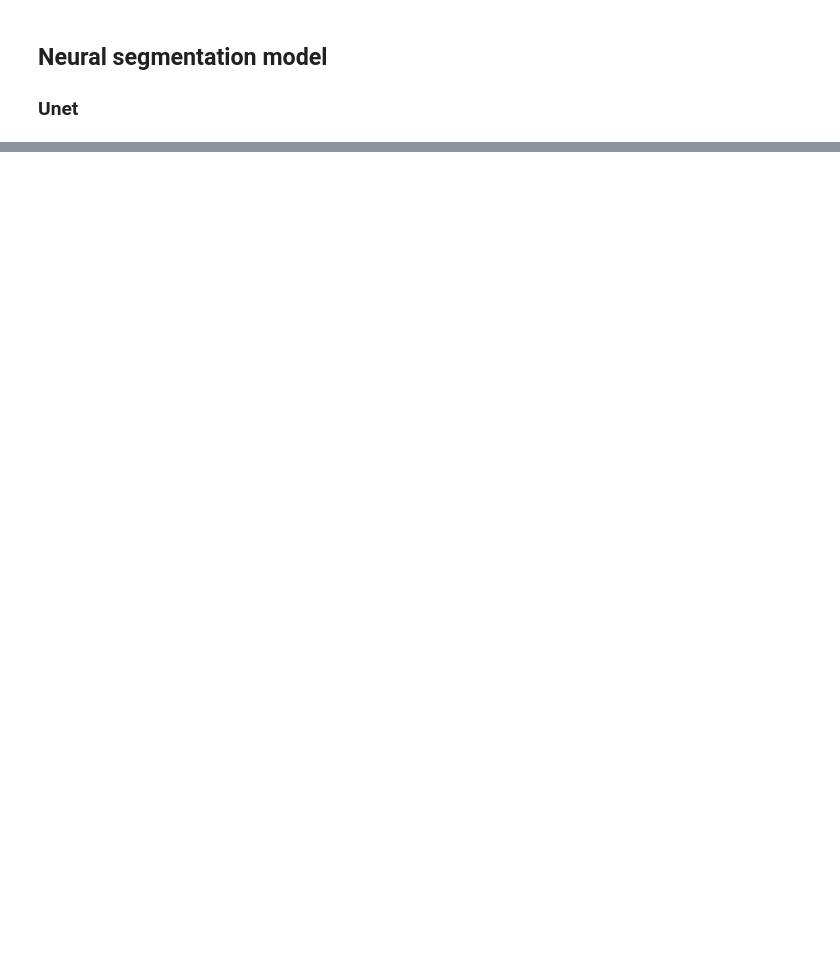
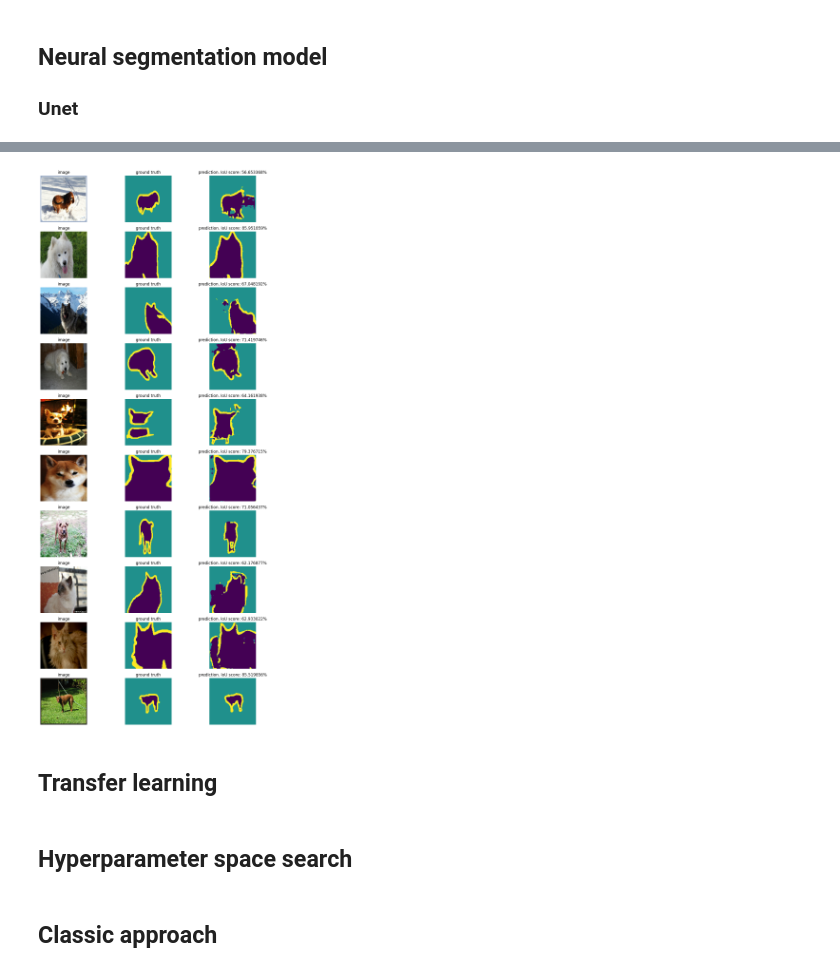
Before and after one commit to mhawryluk/pets-image-segmentation, a Jupyter notebook: segmentation.ipynb, the cells around one changed output, grey strips where cells are left out. Saved outputs shown, nothing was run; the diff lists cells and outputs as text; code cells hidden in the pictures; blank space fills up the shorter version.

```diff
--- a/segmentation.ipynb
+++ b/segmentation.ipynb
@@ -141,15 +202,21 @@ NameError: name 'model' is not defined
 # %%
 fig, ax = plt.subplots(10, 3, figsize=(13, 30))
 
-for i, (x, y) in enumerate(ds_test.take(10)):
+for i, (x, y) in enumerate(ds_test.skip(10).take(10)):
   y_pred = get_mask(model.predict(tf.expand_dims(x, axis=0)))
+  score = keras.metrics.IoU(3, target_class_ids=list(range(3)))(y_pred, y)
 
   ax[i][0].axis('off')
   ax[i][1].axis('off')
   ax[i][2].axis('off')
+
+  ax[i][0].set_title('image')
+  ax[i][1].set_title('ground truth')
+  ax[i][2].set_title(f'prediction. IoU score: {score:%}')
 
   ax[i][0].imshow(x)
   ax[i][1].imshow(y)
   ax[i][2].imshow(y_pred)
 
 plt.show()
+# %% [output]
@@ -155,0 +233 @@ plt.show()
+[figure, added]
@@ -157,0 +234,6 @@ model.save('pets-1')
+# %% [markdown]
+## Transfer learning
+# %% [markdown]
+## Hyperparameter space search
+# %% [markdown]
+## Classic approach
```
Also changed, not shown: parts of 26 cells of this notebook.
